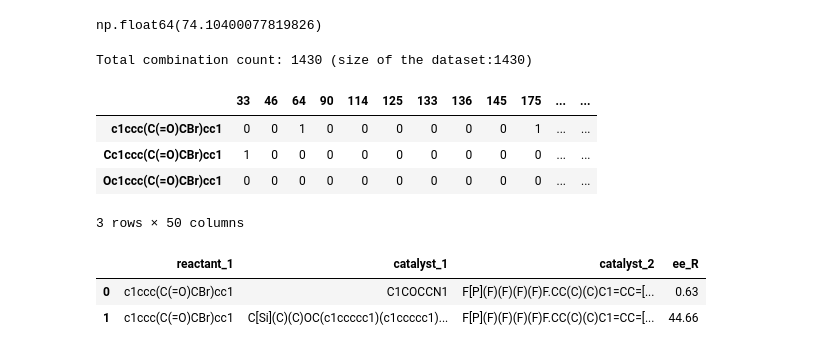
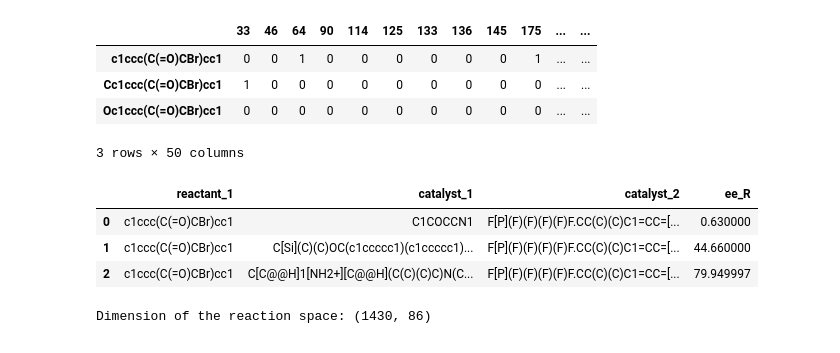
Before and after one commit to Lecmino/ai4chem-bo, a Jupyter notebook: bo_insights.ipynb, the cells around one changed output. Cells and saved outputs as stored; diff of their text form; code cells hidden in the pictures.

```diff
--- a/bo_insights.ipynb
+++ b/bo_insights.ipynb
@@ -12,16 +21,8 @@ df.head(2)
 |  | reactant_1 | reactant_2 | reactant_3 | product_R | product_S | solvent | catalyst_1 | catalyst_2 | ... |
 | 0 | c1ccc(C(=O)CBr)cc1 | Cc1cccc(C)n1 | C#CCCCCC=O | C#CCCC[C@H](C=O)CC(=O)c1ccccc1 | C#CCCC[C@@H](C=O)CC(=O)c1ccccc1 | CN(C)C=O | C1COCCN1 | F[P](F)(F)(F)(F)F.CC(C)(C)C1=CC=[... | ... |
 | 1 | c1ccc(C(=O)CBr)cc1 | Cc1cccc(C)n1 | C#CCCCCC=O | C#CCCC[C@H](C=O)CC(=O)c1ccccc1 | C#CCCC[C@@H](C=O)CC(=O)c1ccccc1 | CN(C)C=O | C[Si](C)(C)OC(c1ccccc1)(c1ccccc1)... | F[P](F)(F)(F)(F)F.CC(C)(C)C1=CC=[... | ... |
-# %%
-df['ee_R'].quantile(0.99)
-# %% [output]
-np.float64(74.10400077819826)
 # %%
 reactant_1_pool = df['reactant_1'].unique()
 catalyst_1_pool = df['catalyst_1'].unique()
 catalyst_2_pool = df['catalyst_2'].unique()
-
-print(f'Total combination count: {len(reactant_1_pool) * len(catalyst_1_pool) * len(catalyst_2_pool)} (size of the dataset:{len(df)})')
-# %% [output]
-Total combination count: 1430 (size of the dataset:1430)
 # %%
@@ -51,38 +54,37 @@ reactant_1_param = CustomDiscreteParameter(
 catalyst_1_param = CustomDiscreteParameter(
     name='catalyst_1',
     data=catalyst_1_descriptors,
     decorrelate=0.7,
 )
 
 catalyst_2_param = CustomDiscreteParameter(
     name='catalyst_2',
     data=catalyst_2_descriptors,
     decorrelate=0.7,
 )
 
 parameters = [
     reactant_1_param,
     catalyst_1_param,
     catalyst_2_param,
 ]
 
 searchspace = SearchSpace.from_product(parameters)
 
 target = NumericalTarget(
     name="ee_R",
     mode="MAX",
 )
 
 objective = SingleTargetObjective(target=target)
 
 lookup = df[['reactant_1', 'catalyst_1', 'catalyst_2', 'ee_R']]
-lookup.head(2)
-
-#print(searchspace)
+lookup.head(3)
 # %% [output]
 |  | reactant_1 | catalyst_1 | catalyst_2 | ee_R |
-| 0 | c1ccc(C(=O)CBr)cc1 | C1COCCN1 | F[P](F)(F)(F)(F)F.CC(C)(C)C1=CC=[... | 0.63 |
-| 1 | c1ccc(C(=O)CBr)cc1 | C[Si](C)(C)OC(c1ccccc1)(c1ccccc1)... | F[P](F)(F)(F)(F)F.CC(C)(C)C1=CC=[... | 44.66 |
+| 0 | c1ccc(C(=O)CBr)cc1 | C1COCCN1 | F[P](F)(F)(F)(F)F.CC(C)(C)C1=CC=[... | 0.630000 |
+| 1 | c1ccc(C(=O)CBr)cc1 | C[Si](C)(C)OC(c1ccccc1)(c1ccccc1)... | F[P](F)(F)(F)(F)F.CC(C)(C)C1=CC=[... | 44.660000 |
+| 2 | c1ccc(C(=O)CBr)cc1 | C[C@@H]1[NH2+][C@@H](C(C)(C)C)N(C... | F[P](F)(F)(F)(F)F.CC(C)(C)C1=CC=[... | 79.949997 |
 # %%
 from baybe import Campaign
 from baybe.simulation import simulate_scenarios
@@ -112 +109,5 @@ scenarios = {"GP FPS": campaign, "Random": random_campaign}
+# %%
+print(f'Dimension of the reaction space: {campaign.searchspace.discrete.comp_rep.shape}')
+# %% [output]
+Dimension of the reaction space: (1430, 86)
 # %%
```
Also changed, not shown: parts of 9 cells of this notebook.
